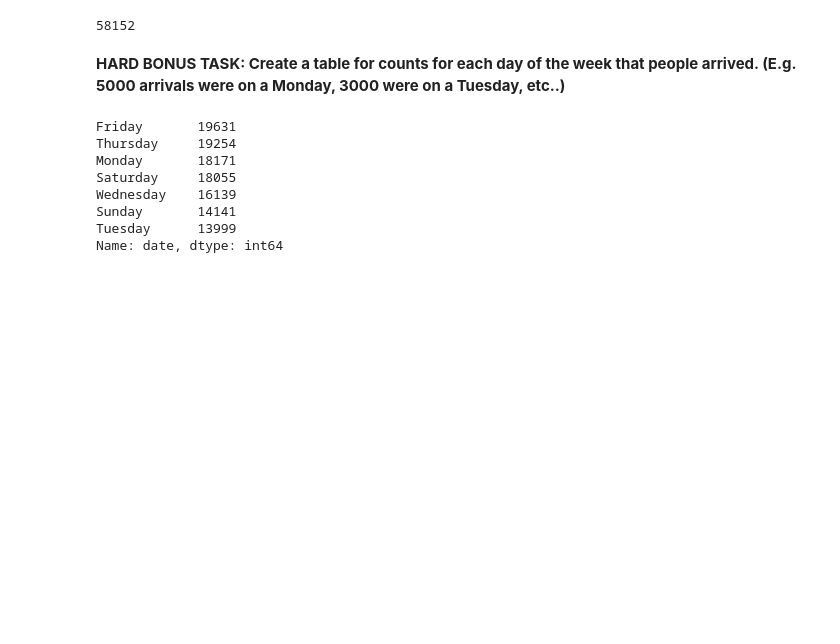
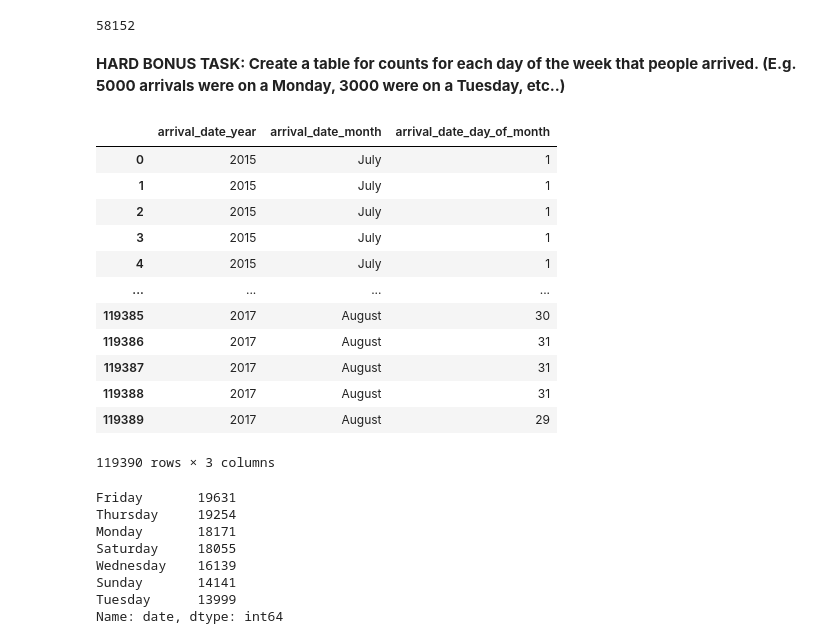
Before and after one commit to Denisse-AB/machine-learning, a Jupyter notebook: Pandas-Project-Exercise.ipynb, the cells around one changed output. Drawn from its saved outputs; the diff is of its cells as text; code cells hidden in the pictures; blank space fills up the shorter version.

```diff
--- a/Pandas-Project-Exercise.ipynb
+++ b/Pandas-Project-Exercise.ipynb
@@ -234,3 +224,29 @@ arrivals
+# %%
+def full_dates_conv(year, month, day):
+  dates = {0:'Monday', 1:'Tuesday', 2:'Wednesdy', 3:'Thursday', 4:'Friday', 5:'Saturday', 6:'Sunday'}
+  return dates[datetime(year, month, day).weekday()]
+
+def month_conversion(month):
+  monthDict = {'January': 1, 'February': 2, 'March': 3, 'April':4, 'May': 5, 'Jun': 6,
+            'July': 7, 'August': 8, 'September': 9, 'October': 10, 'November': 11, 'December': 12}
+  return monthDict[month]
+
+arrivals_table = df[['arrival_date_year', 'arrival_date_month', 'arrival_date_day_of_month']]
+arrivals_table
+# %% [output]
+|  | arrival_date_year | arrival_date_month | arrival_date_day_of_month |
+| 0 | 2015 | July | 1 |
+| 1 | 2015 | July | 1 |
+| 2 | 2015 | July | 1 |
+| 3 | 2015 | July | 1 |
+| 4 | 2015 | July | 1 |
+| ... | ... | ... | ... |
+| 119385 | 2017 | August | 30 |
+| 119386 | 2017 | August | 31 |
+| 119387 | 2017 | August | 31 |
+| 119388 | 2017 | August | 31 |
+| 119389 | 2017 | August | 29 |
+119390 rows × 3 columns
 # %%
 # %% [output]
 Friday       19631
```
Also changed, not shown: parts of 9 cells of this notebook.
